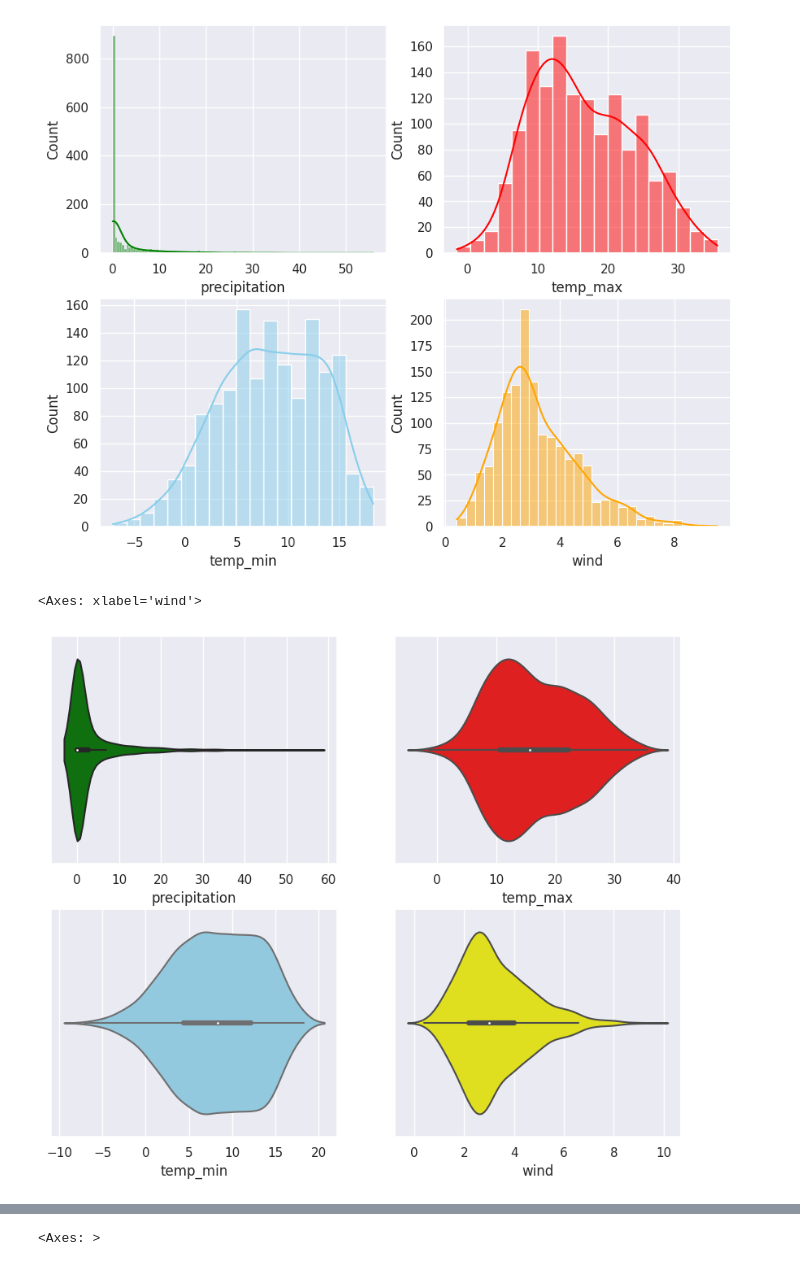
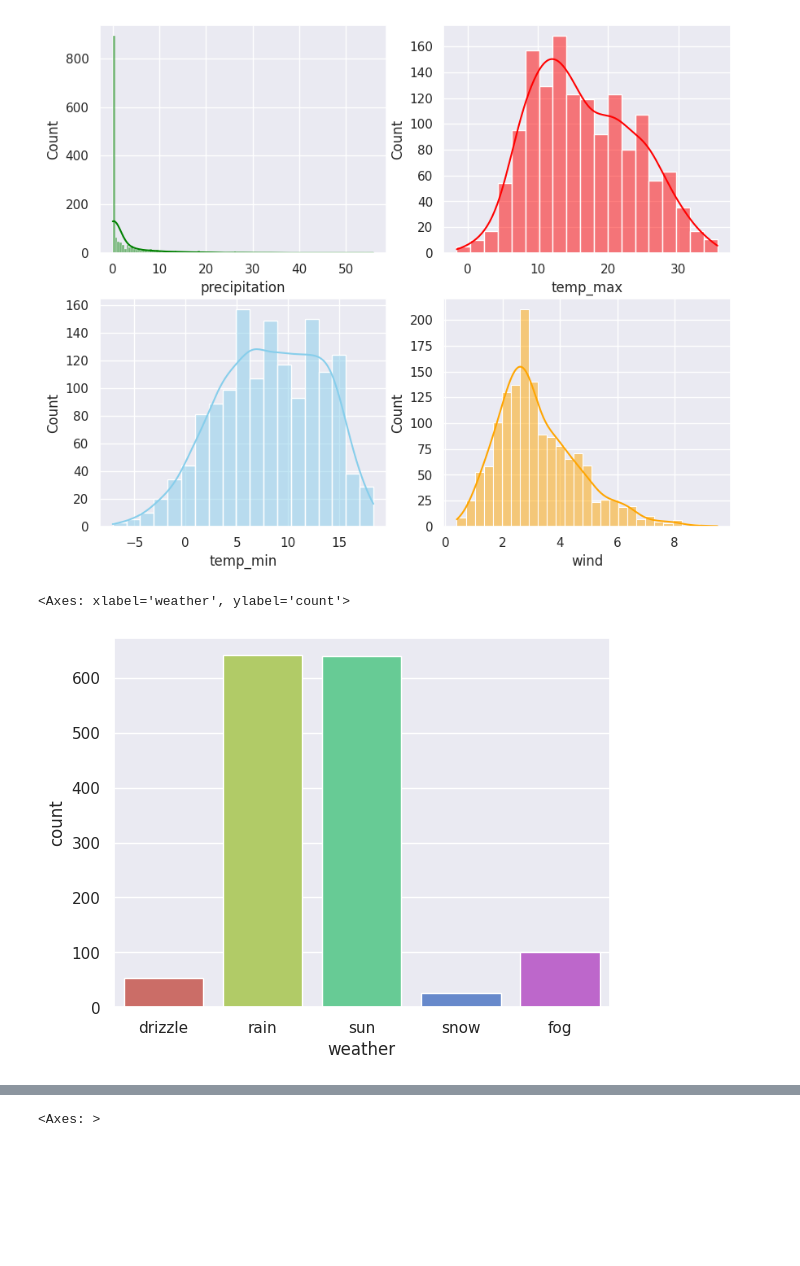
Before and after one commit to jhalto/Machine-learning, a Jupyter notebook: Weather_prediction.ipynb, the cells around one changed output, grey strips where cells are left out. Cells and saved outputs as stored; diff of their text form; code cells hidden in the pictures; blank space fills up the shorter version.

```diff
--- a/Weather_prediction.ipynb
+++ b/Weather_prediction.ipynb
@@ -27,7 +26,7 @@ from sklearn.ensemble import GradientBoostingClassifier
 from xgboost import XGBClassifier
 from sklearn.metrics import accuracy_score,confusion_matrix,classification_report
 # %%
-data=pd.read_csv("/content/drive/MyDrive/CVS/seattle-weather.csv")
+data=pd.read_csv('/content/drive/MyDrive/datasets/seattle-weather.csv')
 data.head()
 # %% [output]
 |  | date | precipitation | temp_max | temp_min | wind | weather |
@@ -85,15 +94,12 @@ sns.histplot(data=data,x="wind",kde=True,ax=axs[1,1],color='orange')
 # %% [output]
 <Axes: xlabel='wind', ylabel='Count'>
 [figure]
-# %%
-sns.set(style="darkgrid")
-fig,axs=plt.subplots(2,2,figsize=(10,8))
-sns.violinplot(data=data,x="precipitation",kde=True,ax=axs[0,0],color='green')
-sns.violinplot(data=data,x="temp_max",kde=True,ax=axs[0,1],color='red')
-sns.violinplot(data=data,x="temp_min",kde=True,ax=axs[1,0],color='skyblue')
-sns.violinplot(data=data,x="wind",kde=True,ax=axs[1,1],color='yellow')
-# %% [output]
-<Axes: xlabel='wind'>
-[figure, removed]
+# %%
+import warnings
+warnings.filterwarnings("ignore")
+sns.countplot(x="weather",data=data,palette="hls")
+# %% [output]
+<Axes: xlabel='weather', ylabel='count'>
+[figure, added]
 # %%
 plt.figure(figsize=(12,6))
```
Also changed, not shown: parts of 18 cells of this notebook.
